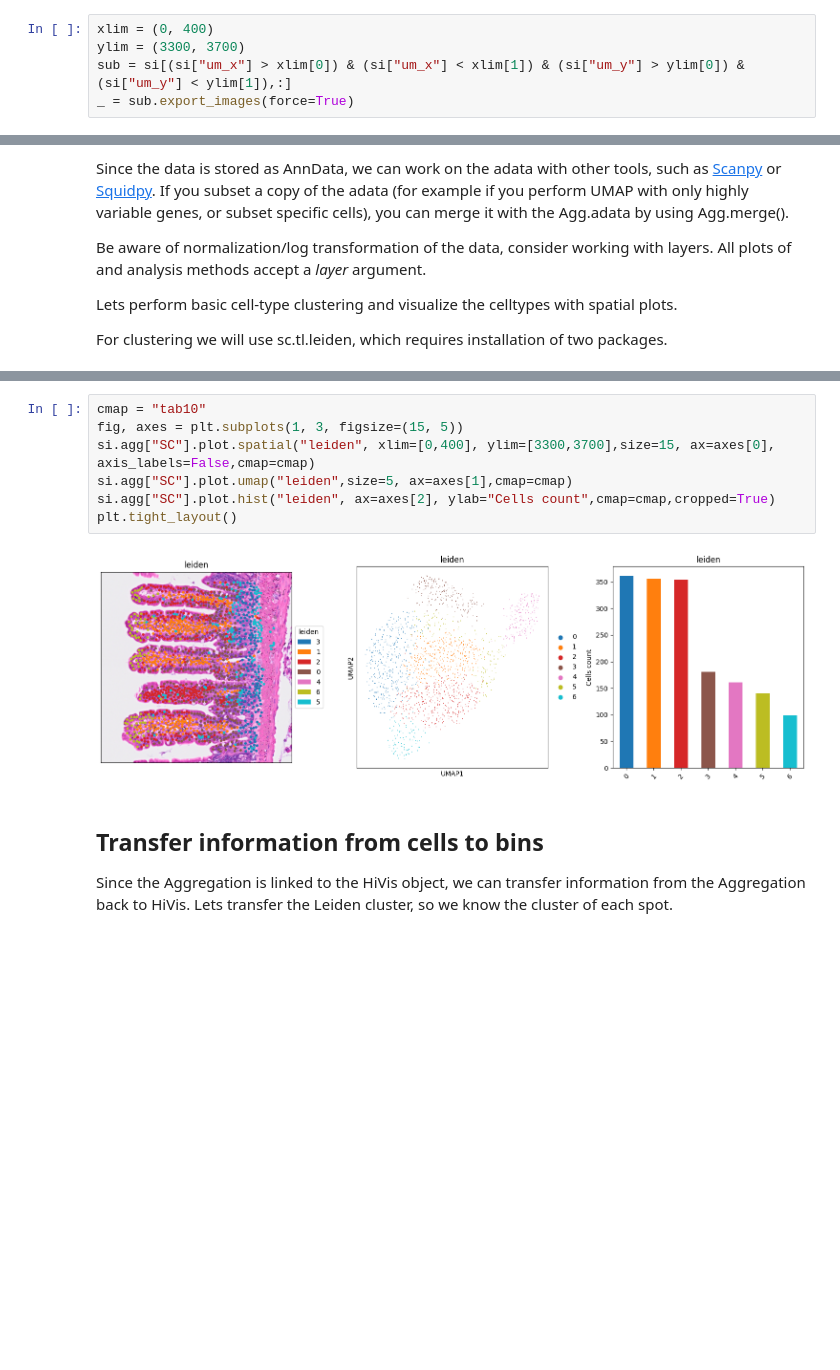
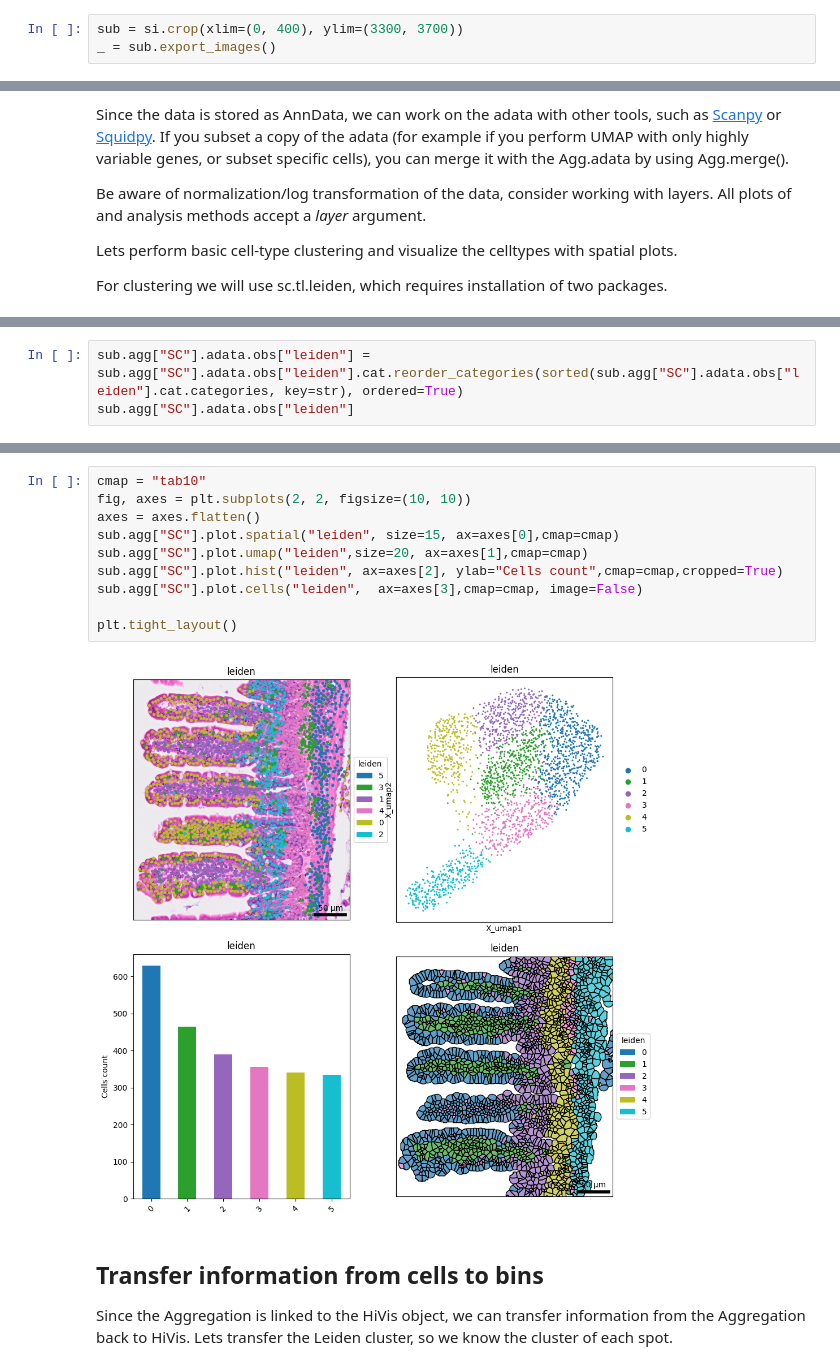
Before and after one commit to roynov01/HiVis, a Jupyter notebook: tutorials/3_single-cell_aggregation.ipynb, the cells around one changed output, grey strips where cells are left out. Saved outputs shown, nothing was run; the diff lists cells and outputs as text; blank space fills up the shorter version.

```diff
--- a/tutorials/3_single-cell_aggregation.ipynb
+++ b/tutorials/3_single-cell_aggregation.ipynb
@@ -30,9 +30,7 @@ In this tutorial we will run the segmentation on a small subset of the tissue, t
 
 In this case we will use "mouse_intestine_subset_fullres.tif", "mouse_intestine_subset_tissue_positions.csv", "mouse_intestine_subset_scalefactors_json.json" for the Stardist script.
 # %%
-xlim = (0, 400)
-ylim = (3300, 3700)
-sub = si[(si["um_x"] > xlim[0]) & (si["um_x"] < xlim[1]) & (si["um_y"] > ylim[0]) & (si["um_y"] < ylim[1]),:]
-_ = sub.export_images(force=True)
+sub = si.crop(xlim=(0, 400), ylim=(3300, 3700))
+_ = sub.export_images()
 # %% [output]
 Aggregation [intestine_part] is empty
@@ -174,0 +139,3 @@ We can plot the clusters
+# %%
+sub.agg["SC"].adata.obs["leiden"] = sub.agg["SC"].adata.obs["leiden"].cat.reorder_categories(sorted(sub.agg["SC"].adata.obs["leiden"].cat.categories, key=str), ordered=True)
+sub.agg["SC"].adata.obs["leiden"]
@@ -175,12 +157,15 @@ We can plot the clusters
 # %%
 cmap = "tab10"
-fig, axes = plt.subplots(1, 3, figsize=(15, 5))
-si.agg["SC"].plot.spatial("leiden", xlim=[0,400], ylim=[3300,3700],size=15, ax=axes[0], axis_labels=False,cmap=cmap)
-si.agg["SC"].plot.umap("leiden",size=5, ax=axes[1],cmap=cmap)
-si.agg["SC"].plot.hist("leiden", ax=axes[2], ylab="Cells count",cmap=cmap,cropped=True)
+fig, axes = plt.subplots(2, 2, figsize=(10, 10))
+axes = axes.flatten()
+sub.agg["SC"].plot.spatial("leiden", size=15, ax=axes[0],cmap=cmap)
+sub.agg["SC"].plot.umap("leiden",size=20, ax=axes[1],cmap=cmap)
+sub.agg["SC"].plot.hist("leiden", ax=axes[2], ylab="Cells count",cmap=cmap,cropped=True)
+sub.agg["SC"].plot.cells("leiden",  ax=axes[3],cmap=cmap, image=False)
+
 plt.tight_layout()
 # %% [output]
-[figure, old version]
+[figure, new version]
 # %% [markdown]
 ## Transfer information from cells to bins
 Since the Aggregation is linked to the HiVis object, we can transfer information from the Aggregation back to HiVis. Lets transfer the Leiden cluster, so we know the cluster of each spot.
```
Also changed, not shown: parts of 20 cells of this notebook, 2 other files.
